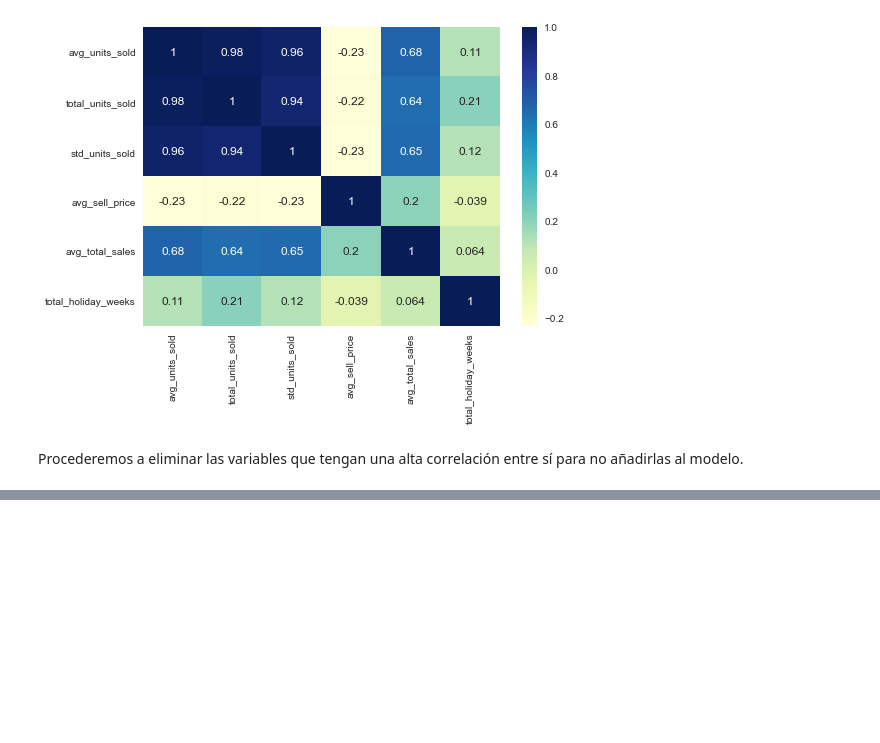
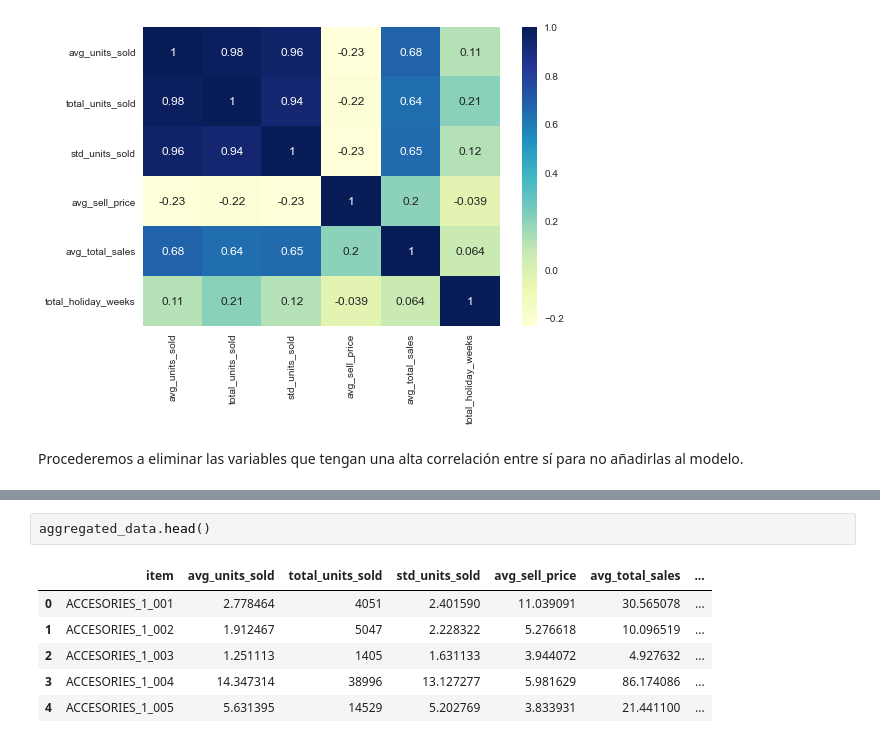
Before and after one commit to alitermat/capstone_retail_TFM, a Jupyter notebook: notebooks/Clustering_producto.ipynb, the cells around one changed output, grey strips where cells are left out. Saved outputs shown, nothing was run; the diff lists cells and outputs as text; blank space fills up the shorter version.

```diff
--- a/notebooks/Clustering_producto.ipynb
+++ b/notebooks/Clustering_producto.ipynb
@@ -133,0 +172,9 @@ aggregated_data[['item', 'product_cluster']]
+# %%
+aggregated_data.head()
+# %% [output]
+|  | item | avg_units_sold | total_units_sold | std_units_sold | avg_sell_price | avg_total_sales | ... |
+| 0 | ACCESORIES_1_001 | 2.778464 | 4051 | 2.401590 | 11.039091 | 30.565078 | ... |
+| 1 | ACCESORIES_1_002 | 1.912467 | 5047 | 2.228322 | 5.276618 | 10.096519 | ... |
+| 2 | ACCESORIES_1_003 | 1.251113 | 1405 | 1.631133 | 3.944072 | 4.927632 | ... |
+| 3 | ACCESORIES_1_004 | 14.347314 | 38996 | 13.127277 | 5.981629 | 86.174086 | ... |
+| 4 | ACCESORIES_1_005 | 5.631395 | 14529 | 5.202769 | 3.833931 | 21.441100 | ... |
```
Also changed, not shown: parts of 15 cells of this notebook.
